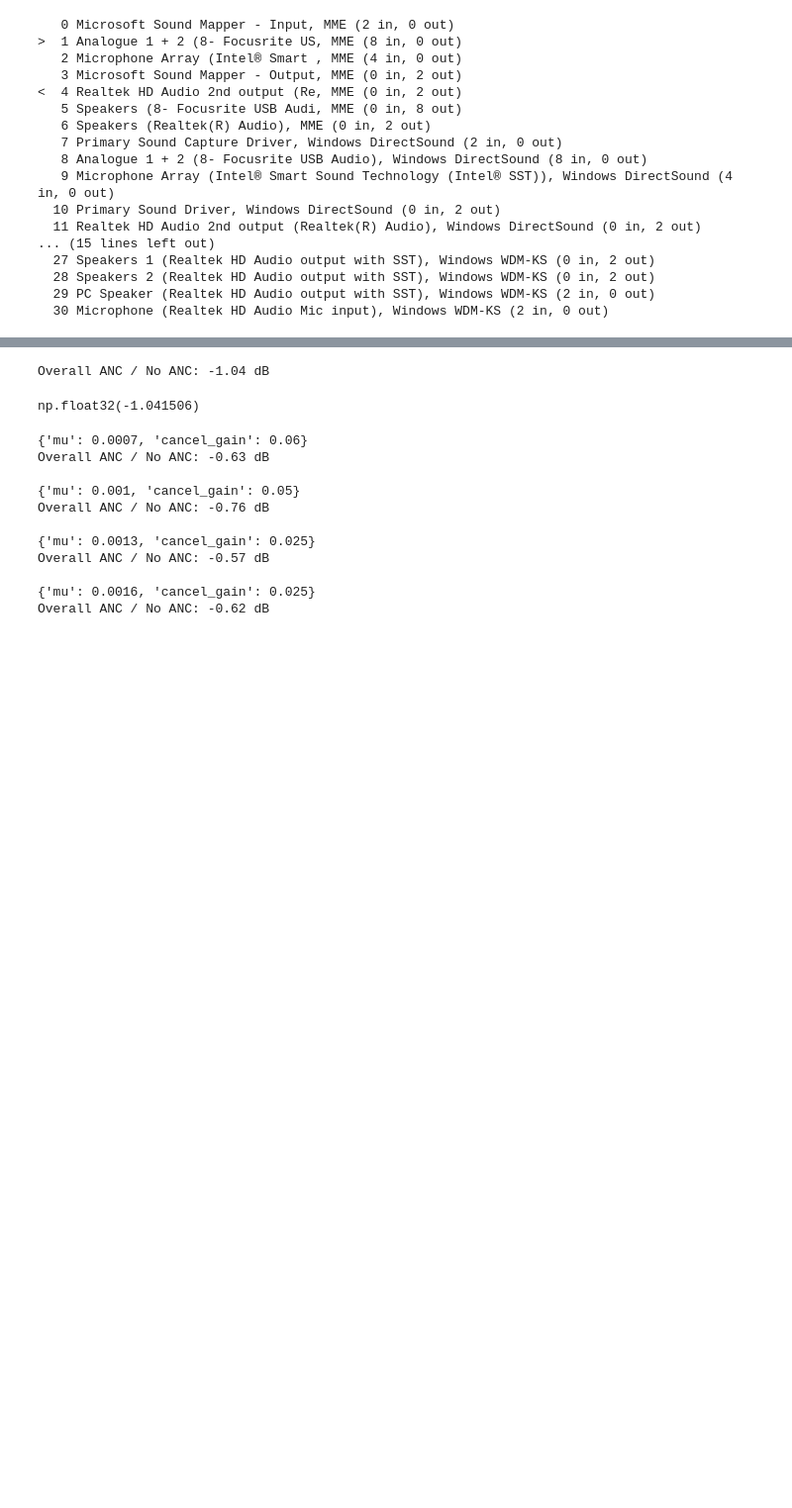
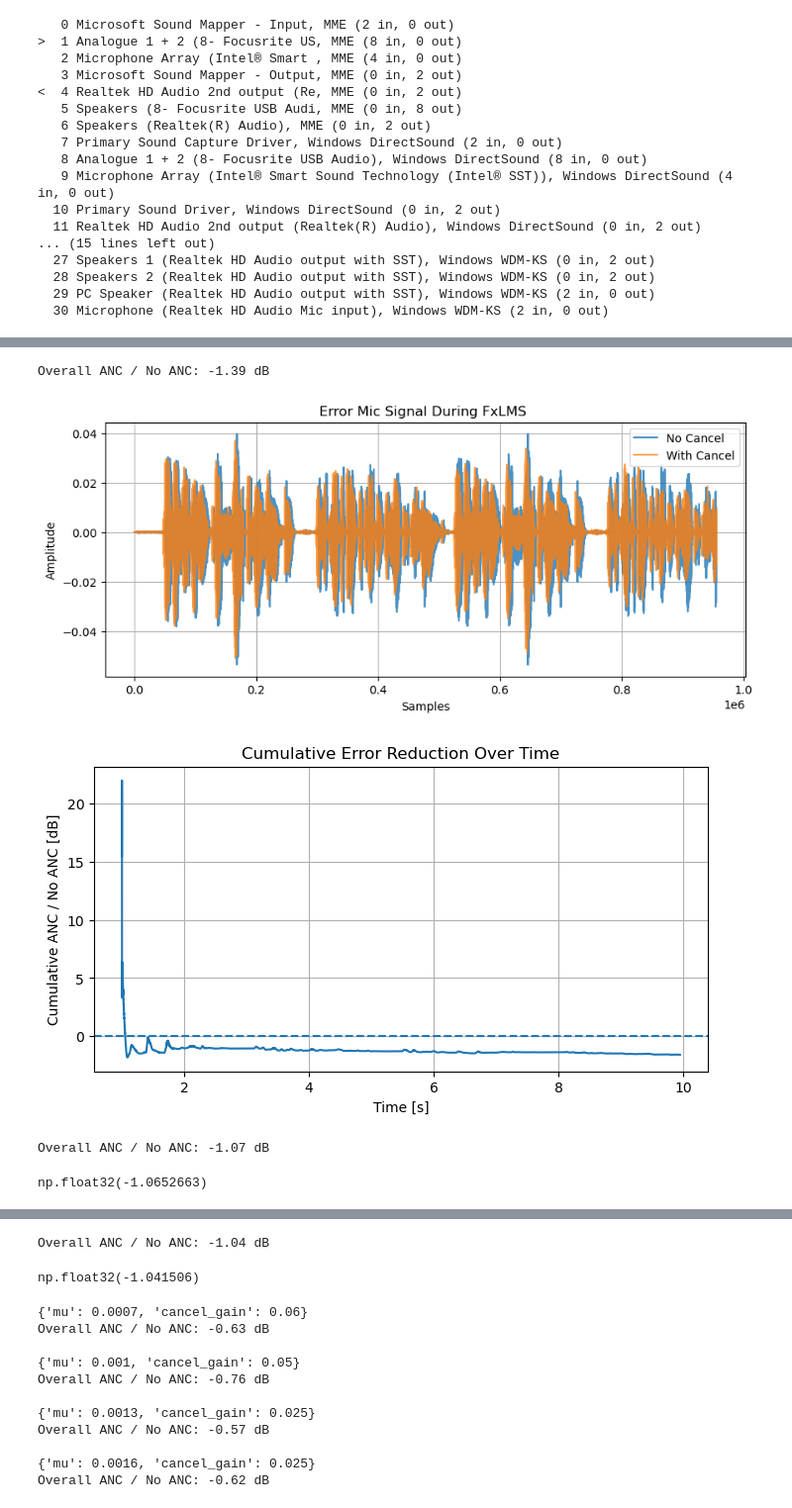
Before and after one commit to bowerirn/Reverb-Control, a Jupyter notebook: experiments/sharc_grid_search.ipynb, the cells around one changed output, grey strips where cells are left out. Shown at 99% size. Saved outputs shown, nothing was run; the diff lists cells and outputs as text; code cells hidden in the pictures; blank space fills up the shorter version.

```diff
--- a/experiments/sharc_grid_search.ipynb
+++ b/experiments/sharc_grid_search.ipynb
@@ -42,0 +47,17 @@ Using input:  USB2.0-MIDI 1
+# %%
+sharc.reset()
+sharc.cancel(
+    2,
+    adapt=True,
+    log_wnorm=False,
+    mu=1e-3,
+    cancel_gain=0.11,
+    leak=1e-6,
+    lag=86,
+)
+sharc.plot_error_mic()
+sharc.plot_cumulative_error_reduction()
+# %% [output]
+Overall ANC / No ANC: -1.39 dB
+[figure, added]
+[figure, added]
@@ -42,0 +66,14 @@ Using input:  USB2.0-MIDI 1
+# %%
+sharc.reset()
+sharc.cancel(
+    10,
+    adapt=True,
+    log_wnorm=False,
+    mu=3e-4,
+    cancel_gain=0.11,
+    leak=1e-6,
+    lag=86,
+)
+# %% [output]
+Overall ANC / No ANC: -1.07 dB
+np.float32(-1.0652663)
```
Also changed, not shown: parts of 89 cells of this notebook, 53 other files.
